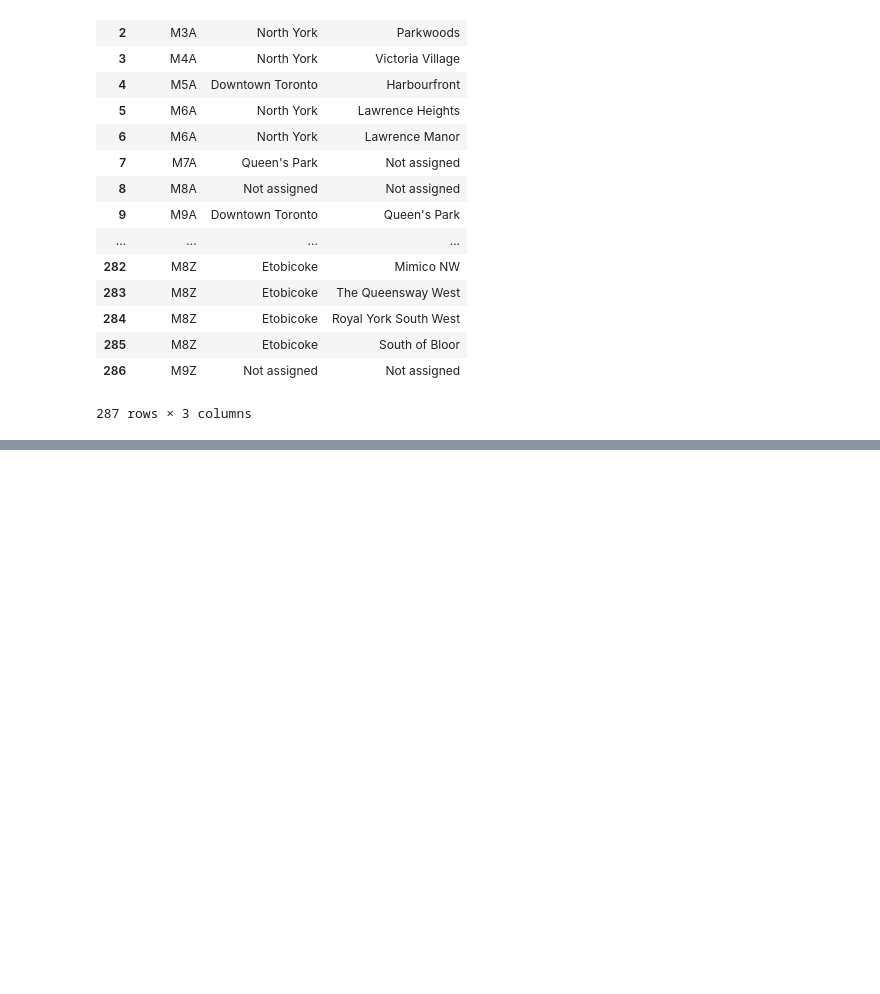
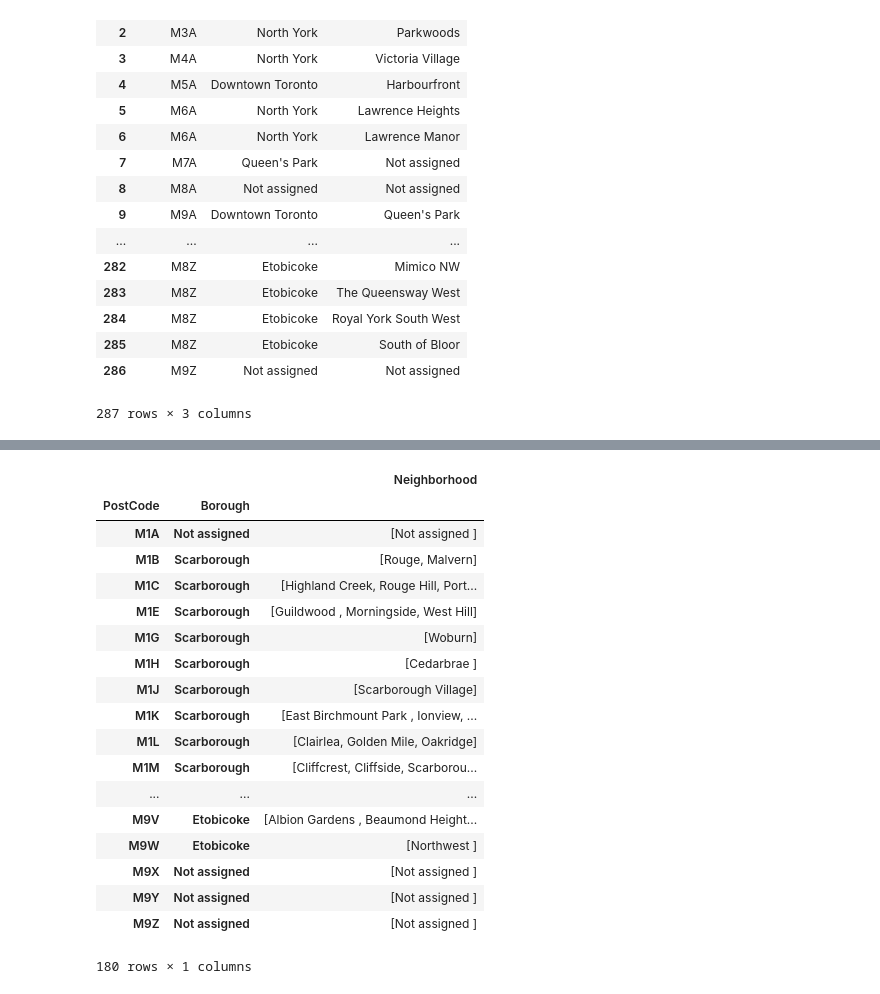
Before and after one commit to DrBG/Coursera_Capstone, a Jupyter notebook: Neighbourhoods in Toronto.ipynb, the cells around one changed output, grey strips where cells are left out. Drawn from its saved outputs; the diff is of its cells as text; code cells hidden in the pictures; blank space fills up the shorter version.

```diff
--- a/Neighbourhoods in Toronto.ipynb
+++ b/Neighbourhoods in Toronto.ipynb
@@ -84,3 +84,9 @@ df
 | 285 | M8Z | Etobicoke | South of Bloor |
 | 286 | M9Z | Not assigned | Not assigned |
 287 rows × 3 columns
+# %%
+#df.reset_index(inplace=True)
+gb = df.groupby(('PostCode','Borough'))
+result = gb['Neighborhood'].unique()
+#result.reset_index(inplace=True)
+result
@@ -87,2 +111,25 @@ df
 # %%
 #df.to_csv(r'path'+ '\\Filename', index.false)
+# %%
+df2=pd.DataFrame(result)
+df2
+# %% [output]
+|  |  | Neighborhood |
+| PostCode | Borough |  |
+| M1A | Not assigned | [Not assigned ] |
+| M1B | Scarborough | [Rouge, Malvern] |
+| M1C | Scarborough | [Highland Creek, Rouge Hill, Port... |
+| M1E | Scarborough | [Guildwood , Morningside, West Hill] |
+| M1G | Scarborough | [Woburn] |
+| M1H | Scarborough | [Cedarbrae ] |
+| M1J | Scarborough | [Scarborough Village] |
+| M1K | Scarborough | [East Birchmount Park , Ionview, ... |
+| M1L | Scarborough | [Clairlea, Golden Mile, Oakridge] |
+| M1M | Scarborough | [Cliffcrest, Cliffside, Scarborou... |
+| ... | ... | ... |
+| M9V | Etobicoke | [Albion Gardens , Beaumond Height... |
+| M9W | Etobicoke | [Northwest ] |
+| M9X | Not assigned | [Not assigned ] |
+| M9Y | Not assigned | [Not assigned ] |
+| M9Z | Not assigned | [Not assigned ] |
+180 rows × 1 columns
```
Also changed, not shown: parts of 5 cells of this notebook.
